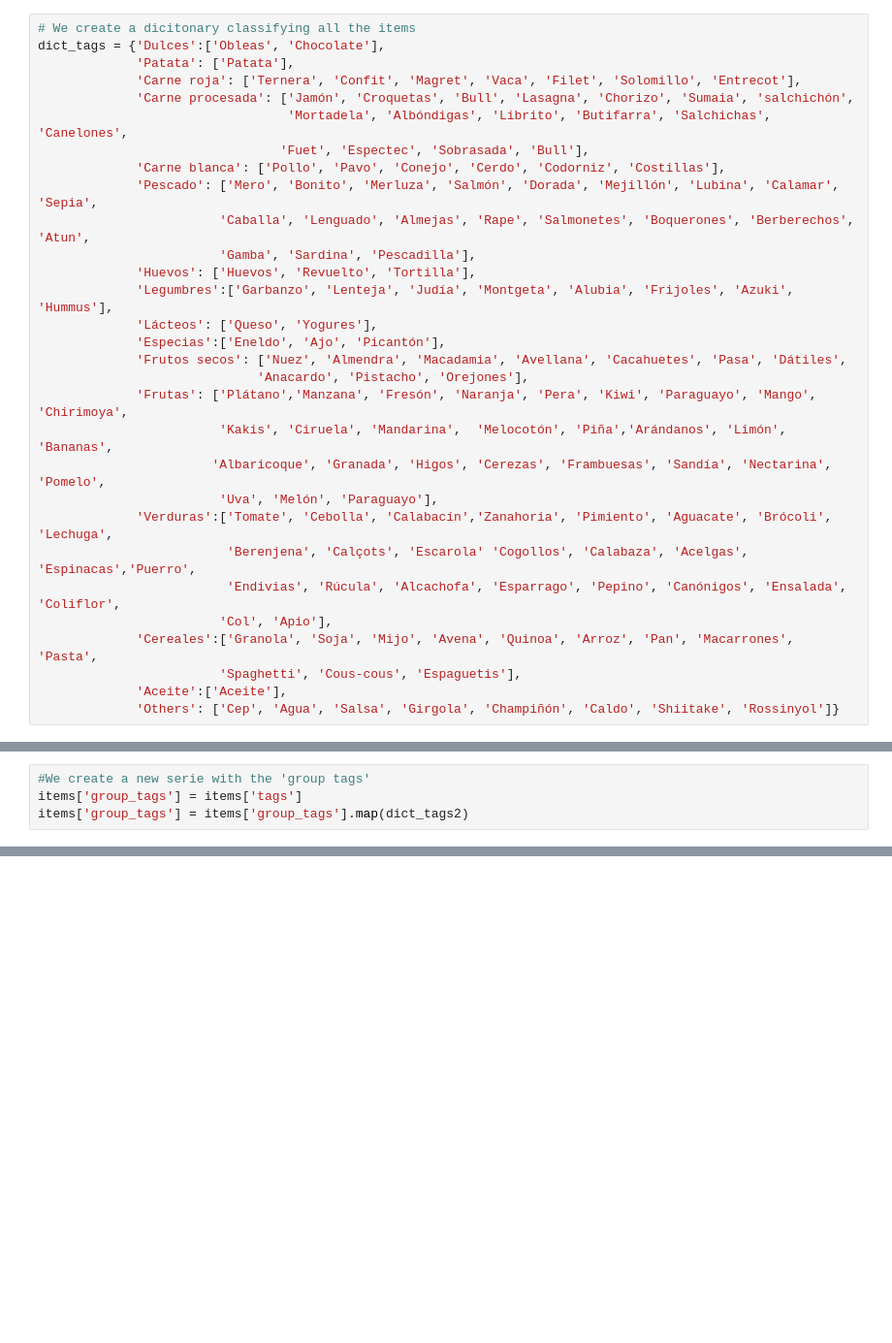
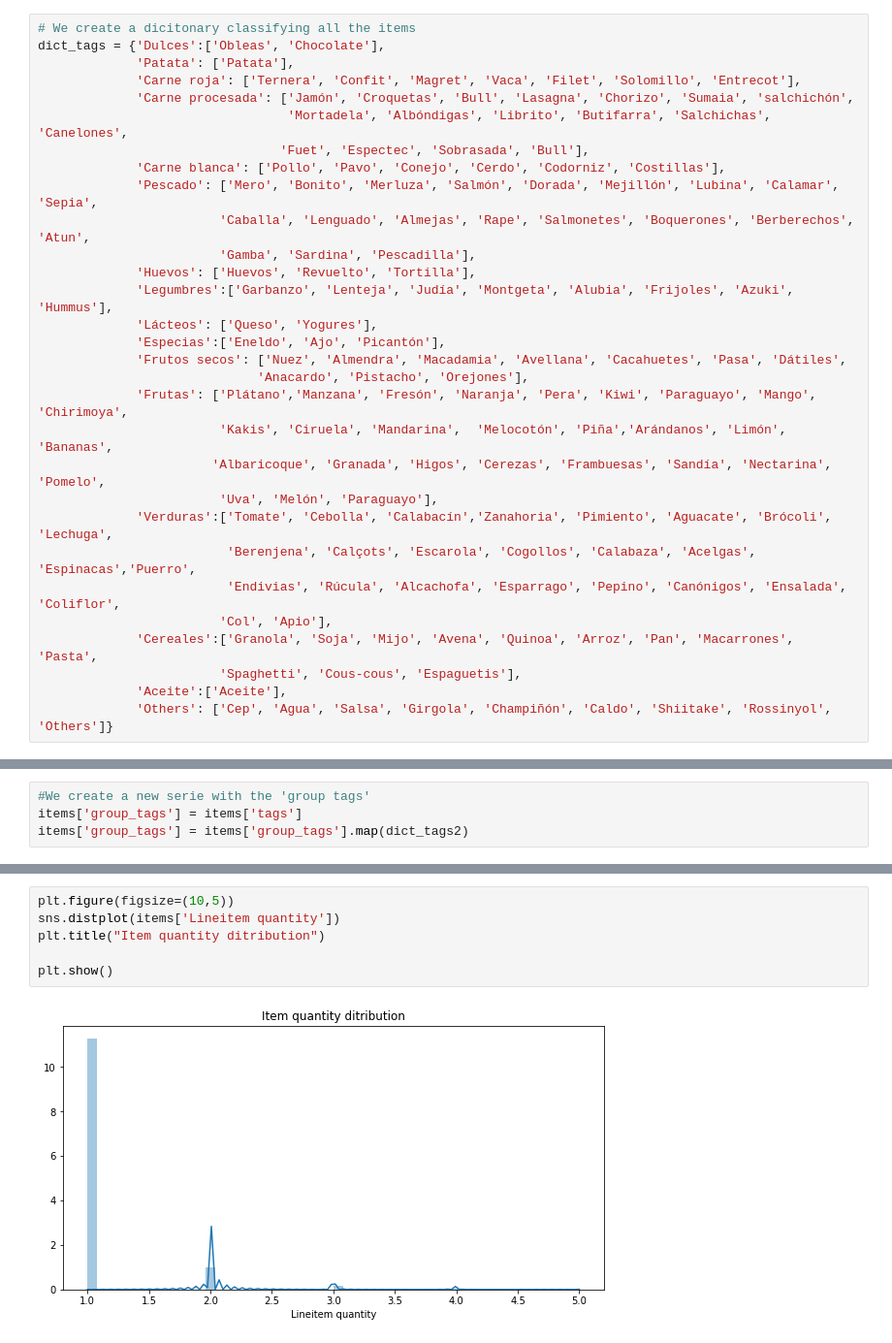
Before and after one commit to adriaferrer/Vimet, a Jupyter notebook: 02. Descriptive statistics/Descriptive_stats_items.ipynb, the cells around one changed output, grey strips where cells are left out. Shown at 97% size. Drawn from its saved outputs; the diff is of its cells as text; blank space fills up the shorter version.

Commit message:
Descriptive stats for items finished

```diff
--- a/02. Descriptive statistics/Descriptive_stats_items.ipynb
+++ b/02. Descriptive statistics/Descriptive_stats_items.ipynb
@@ -73,13 +73,13 @@ dict_tags = {'Dulces':['Obleas', 'Chocolate'],
                        'Albaricoque', 'Granada', 'Higos', 'Cerezas', 'Frambuesas', 'Sandía', 'Nectarina', 'Pomelo',
                         'Uva', 'Melón', 'Paraguayo'],
              'Verduras':['Tomate', 'Cebolla', 'Calabacín','Zanahoria', 'Pimiento', 'Aguacate', 'Brócoli', 'Lechuga',
-                         'Berenjena', 'Calçots', 'Escarola' 'Cogollos', 'Calabaza', 'Acelgas', 'Espinacas','Puerro',
+                         'Berenjena', 'Calçots', 'Escarola', 'Cogollos', 'Calabaza', 'Acelgas', 'Espinacas','Puerro',
                          'Endivias', 'Rúcula', 'Alcachofa', 'Esparrago', 'Pepino', 'Canónigos', 'Ensalada', 'Coliflor',
                         'Col', 'Apio'],
              'Cereales':['Granola', 'Soja', 'Mijo', 'Avena', 'Quinoa', 'Arroz', 'Pan', 'Macarrones', 'Pasta',
                         'Spaghetti', 'Cous-cous', 'Espaguetis'],
              'Aceite':['Aceite'],
-             'Others': ['Cep', 'Agua', 'Salsa', 'Girgola', 'Champiñón', 'Caldo', 'Shiitake', 'Rossinyol']}
+             'Others': ['Cep', 'Agua', 'Salsa', 'Girgola', 'Champiñón', 'Caldo', 'Shiitake', 'Rossinyol', 'Others']}
 # %%
 #We reverse (keys for values), the dictionary so that we can easily assign it to a new series.
 dict_tags2 = {}
@@ -93,0 +110,8 @@ items['group_tags'] = items['group_tags'].map(dict_tags2)
+# %%
+plt.figure(figsize=(10,5))
+sns.distplot(items['Lineitem quantity'])
+plt.title("Item quantity ditribution")
+
+plt.show()
+# %% [output]
+[figure, added]
```
Also changed, not shown: parts of 38 cells of this notebook.
